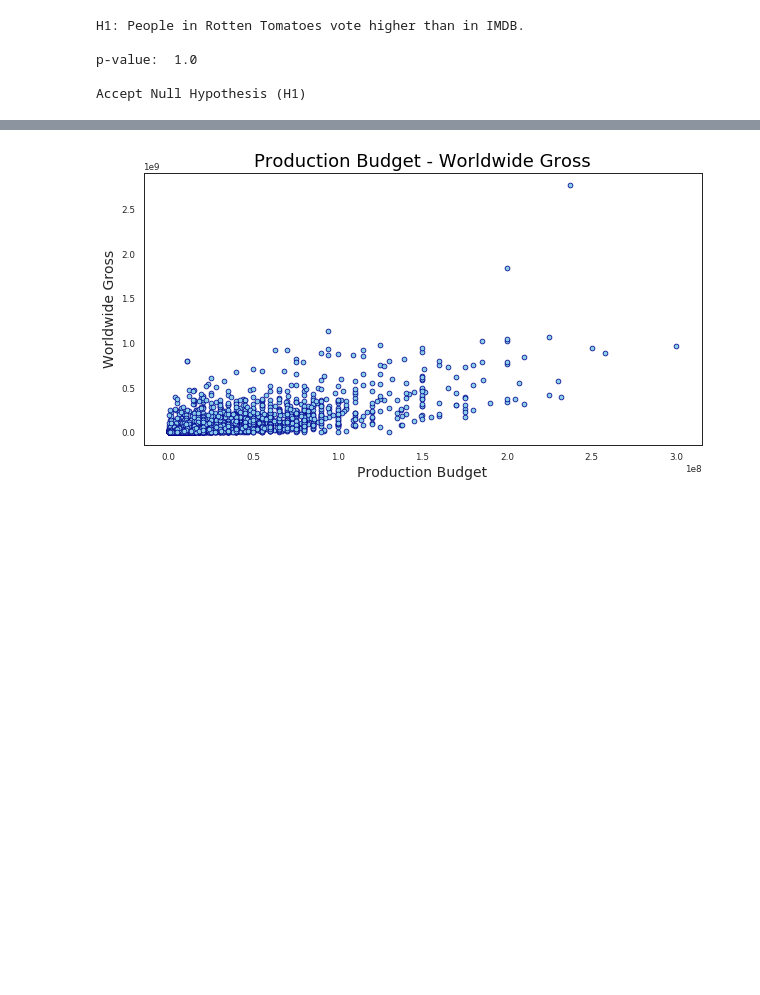
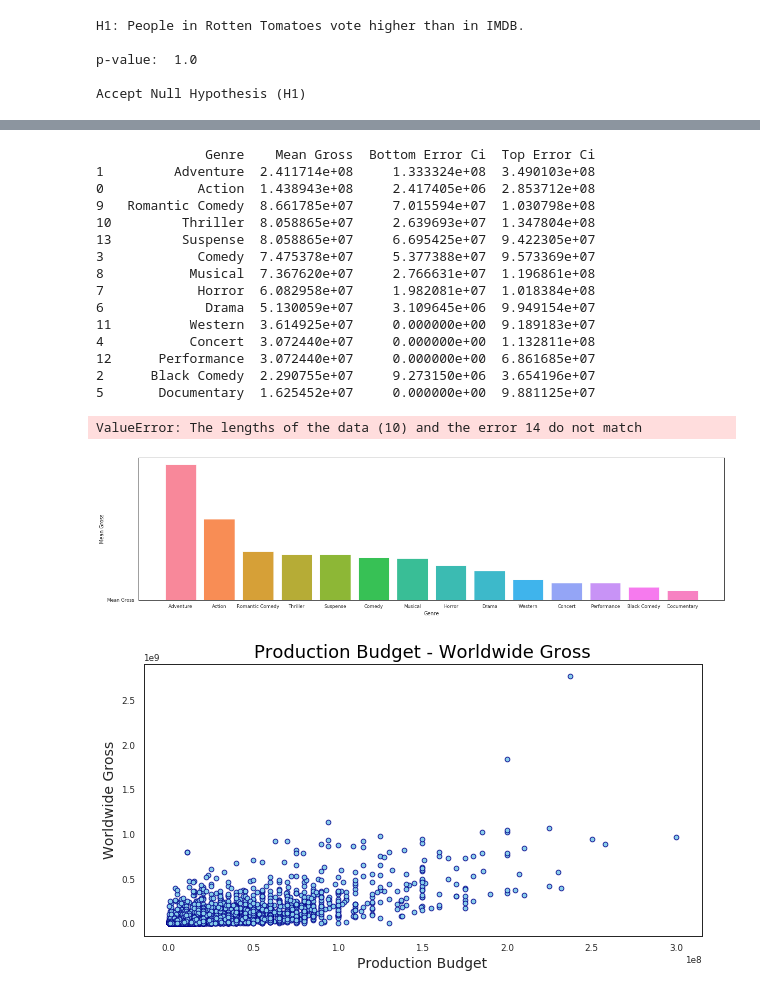
Before and after one commit to ioannapap/movies_data-mining_analysis, a Jupyter notebook: movies_analysis.ipynb, the cells around one changed output, grey strips where cells are left out. Drawn from its saved outputs; the diff is of its cells as text; code cells hidden in the pictures; blank space fills up the shorter version.

```diff
--- a/movies_analysis.ipynb
+++ b/movies_analysis.ipynb
@@ -444,6 +447,8 @@ m_gross_genre2_df = m_gross_genre2_df.rename(columns = {'Genre2' : 'Genre1'})
 
 m_gross_genre1_df = m_gross_genre1_df.append(m_gross_genre2_df, ignore_index = True)
 m_gross_genre1_df = m_gross_genre1_df.rename(columns = {'Genre1' : 'Genre', 'Gross' : 'Mean Gross'})
+
+m_gross_genre1_df.sort_values('Mean Gross', ascending = False, inplace = True)
 print(m_gross_genre1_df)
 # %% [output]
               Genre    Mean Gross
@@ -467,7 +472,7 @@ std_gross_genre1_df = gross_genre_df.groupby('Genre1').std().reset_index()
 std_gross_genre2_df = gross_genre_df.groupby('Genre2').std().reset_index()
 std_gross_genre2_df = std_gross_genre2_df.rename(columns = {'Genre2' : 'Genre1'})
 
-std_gross_genre1_df = std_gross_genre1_df.append(gross_genre2_df, ignore_index = True)
+std_gross_genre1_df = std_gross_genre1_df.append(std_gross_genre2_df, ignore_index = True)
 std_gross_genre1_df = std_gross_genre1_df.rename(columns = {'Genre1' : 'Genre', 'Gross' : 'Std Gross'})
 print(std_gross_genre1_df)
 # %% [output]
@@ -540,0 +494,5 @@ print(gross_hash)
+# %%
+#calculating the confidence intervals ci lower and ci upper
+conf_int = stats.norm.interval(0.95, loc = m_gross_genre1_df['Mean Gross'], scale = std_gross_genre1_df['Std Gross']/np.sqrt(std_gross_genre1_df['Std Gross'].count()))
+conf_int = np.array(conf_int)
+print(conf_int)
@@ -540,0 +508,6 @@ print(gross_hash)
+# %%
+# putting ci lower and ci upper in or m_gross_genre1_df DataFrame
+# ready to make the barplot with confidence intervals
+m_gross_genre1_df['Bottom Error Ci'] = conf_int[0]
+m_gross_genre1_df['Top Error Ci'] = conf_int[1]
+print(m_gross_genre1_df)
@@ -541,3 +530,38 @@ print(gross_hash)
+# %%
+#making the barplot of Mean Worldwide Gross per Genre
+plt.figure(figsize=(20, 5))
+sns.barplot(x = 'Genre', y = 'Mean Gross', saturation = 1, data = m_gross_genre1_df)
+
+m_gross_genre1_df['Bottom Error Ci'] = m_gross_genre1_df['Bottom Error Ci'].mask(m_gross_genre1_df['Bottom Error Ci'] < 0, 0)
+print(m_gross_genre1_df)
+
+
+yerror = [m_gross_genre1_df['Mean Gross'] - m_gross_genre1_df['Bottom Error Ci'], m_gross_genre1_df['Top Error Ci'] - m_gross_genre1_df['Mean Gross']]
+
+plt.errorbar(x = 'Genre', y = 'Mean Gross', yerr = yerror, c = 'r')
+plt.title('Mean Worldwide Gross per Genre', color = 'black', fontsize = 18)
+plt.xlabel('Genre', fontsize = 14)
+plt.ylabel('Mean Worldwide Gross', fontsize = 14)
+
+plt.savefig('mean_gross_genre_barplot.png')
+# %% [output]
+              Genre    Mean Gross  Bottom Error Ci  Top Error Ci
+1         Adventure  2.411714e+08     1.333324e+08  3.490103e+08
+0            Action  1.438943e+08     2.417405e+06  2.853712e+08
+9   Romantic Comedy  8.661785e+07     7.015594e+07  1.030798e+08
+10         Thriller  8.058865e+07     2.639693e+07  1.347804e+08
+13         Suspense  8.058865e+07     6.695425e+07  9.422305e+07
+3            Comedy  7.475378e+07     5.377388e+07  9.573369e+07
+8           Musical  7.367620e+07     2.766631e+07  1.196861e+08
+7            Horror  6.082958e+07     1.982081e+07  1.018384e+08
+6             Drama  5.130059e+07     3.109645e+06  9.949154e+07
+11          Western  3.614925e+07     0.000000e+00  9.189183e+07
+4           Concert  3.072440e+07     0.000000e+00  1.132811e+08
+12      Performance  3.072440e+07     0.000000e+00  6.861685e+07
+2      Black Comedy  2.290755e+07     9.273150e+06  3.654196e+07
+5       Documentary  1.625452e+07     0.000000e+00  9.881125e+07
+ValueError: The lengths of the data (10) and the error 14 do not match
+[figure, added]
 # %%
 #making Production Budget and Worldwide Gross Scatterplot ----my data mining problem------
 plt.figure(figsize=(10, 5))
```
Also changed, not shown: parts of 16 cells of this notebook.
